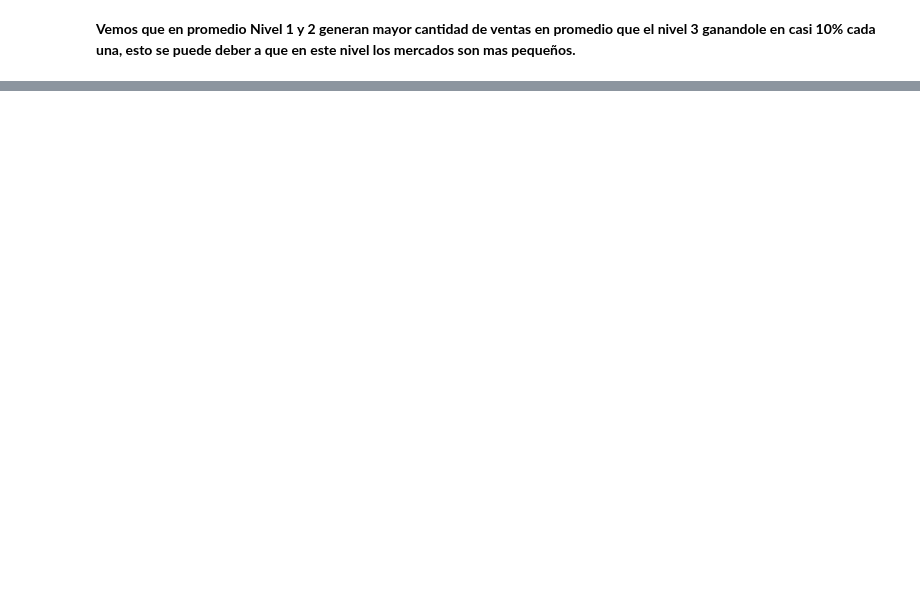
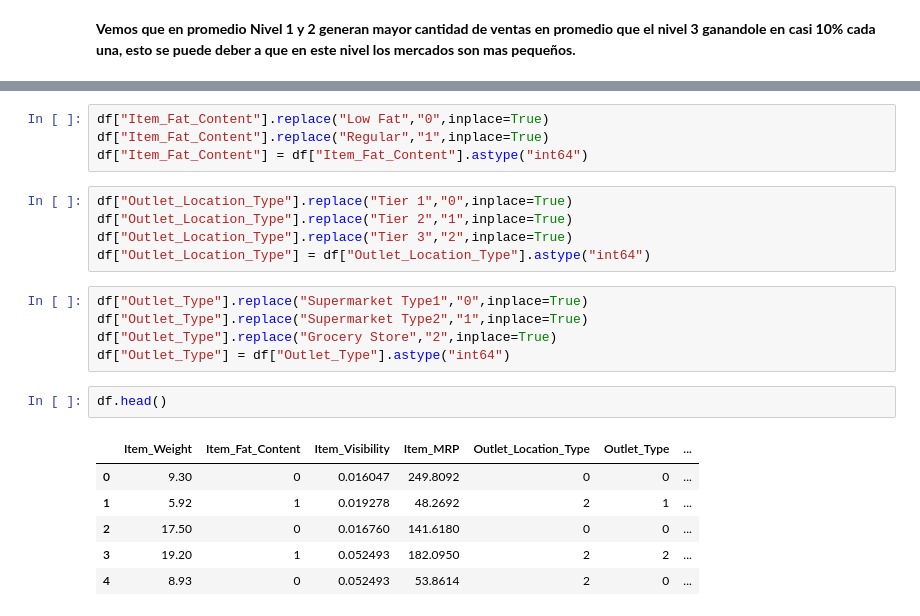
Before and after one commit to gagarma/predicciones_ventas_productos_alimenticios, a Jupyter notebook: Sales_Prediction_Food.ipynb, the cells around one changed output, grey strips where cells are left out. Saved outputs shown, nothing was run; the diff lists cells and outputs as text; blank space fills up the shorter version.

```diff
--- a/Sales_Prediction_Food.ipynb
+++ b/Sales_Prediction_Food.ipynb
@@ -487,0 +554,23 @@ plt.show
+# %%
+df["Item_Fat_Content"].replace("Low Fat","0",inplace=True)
+df["Item_Fat_Content"].replace("Regular","1",inplace=True)
+df["Item_Fat_Content"] = df["Item_Fat_Content"].astype("int64")
+# %%
+df["Outlet_Location_Type"].replace("Tier 1","0",inplace=True)
+df["Outlet_Location_Type"].replace("Tier 2","1",inplace=True)
+df["Outlet_Location_Type"].replace("Tier 3","2",inplace=True)
+df["Outlet_Location_Type"] = df["Outlet_Location_Type"].astype("int64")
+# %%
+df["Outlet_Type"].replace("Supermarket Type1","0",inplace=True)
+df["Outlet_Type"].replace("Supermarket Type2","1",inplace=True)
+df["Outlet_Type"].replace("Grocery Store","2",inplace=True)
+df["Outlet_Type"] = df["Outlet_Type"].astype("int64")
+# %%
+df.head()
+# %% [output]
+|  | Item_Weight | Item_Fat_Content | Item_Visibility | Item_MRP | Outlet_Location_Type | Outlet_Type | ... |
+| 0 | 9.30 | 0 | 0.016047 | 249.8092 | 0 | 0 | ... |
+| 1 | 5.92 | 1 | 0.019278 | 48.2692 | 2 | 1 | ... |
+| 2 | 17.50 | 0 | 0.016760 | 141.6180 | 0 | 0 | ... |
+| 3 | 19.20 | 1 | 0.052493 | 182.0950 | 2 | 2 | ... |
+| 4 | 8.93 | 0 | 0.052493 | 53.8614 | 2 | 0 | ... |
```
Also changed, not shown: parts of 50 cells of this notebook.
